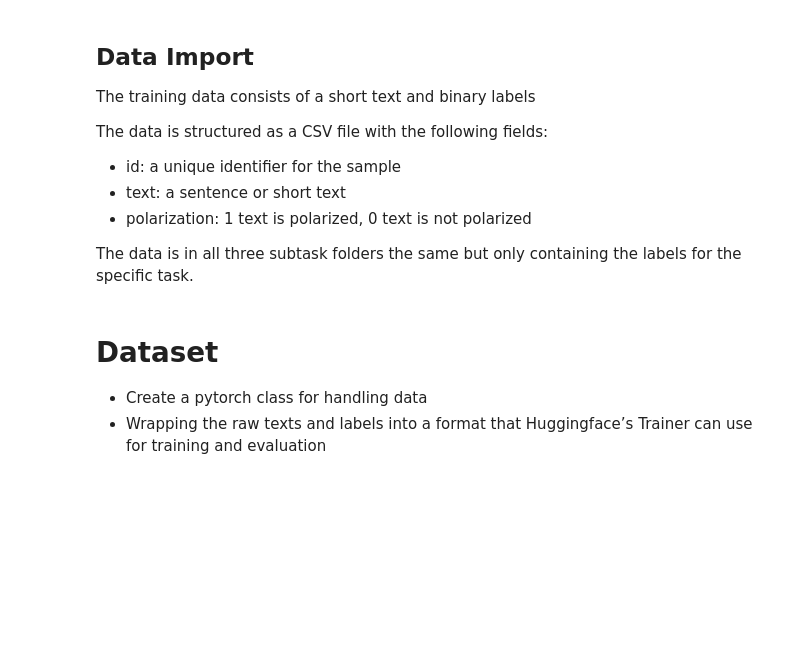
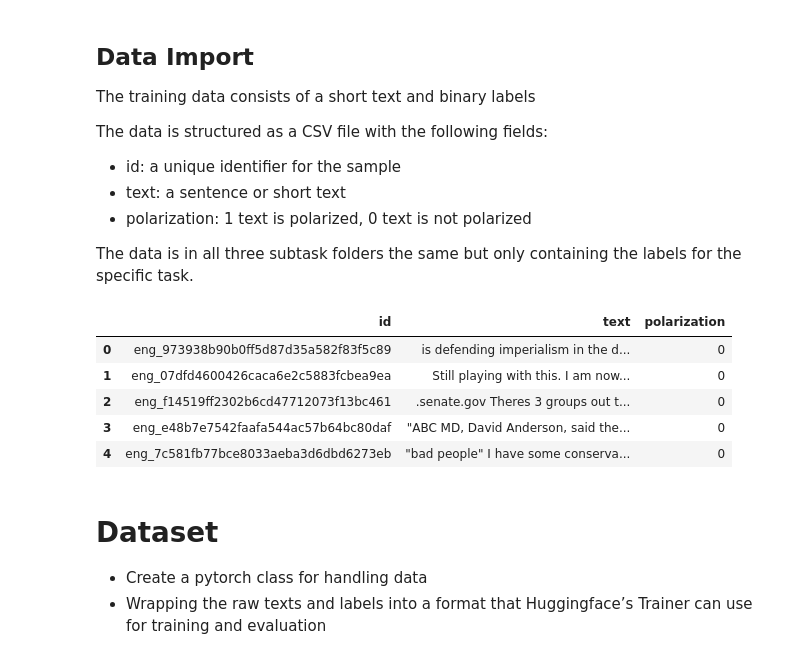
Before and after one commit to Abdulrasheed1729/polar-semeval-2026, a Jupyter notebook: starter/starter.ipynb, the cells around one changed output. Drawn from its saved outputs; the diff is of its cells as text; code cells hidden in the pictures; blank space fills up the shorter version.

```diff
--- a/starter/starter.ipynb
+++ b/starter/starter.ipynb
@@ -54,10 +64,17 @@ The data is in all three subtask folders the same but only containing the labels
 # %%
 # Load the training and validation data for subtask 1
 
-train = pd.read_csv('subtask1/train/eng.csv')
-val = pd.read_csv('subtask1/train/eng.csv')
+train = pd.read_csv('polar-semeval-2026/datasets/dev_phase/subtask1/train/eng.csv')
+val = pd.read_csv('polar-semeval-2026/datasets/dev_phase/subtask1/dev/eng.csv')
 
 train.head()
+# %% [output]
+|  | id | text | polarization |
+| 0 | eng_973938b90b0ff5d87d35a582f83f5c89 | is defending imperialism in the d... | 0 |
+| 1 | eng_07dfd4600426caca6e2c5883fcbea9ea | Still playing with this. I am now... | 0 |
+| 2 | eng_f14519ff2302b6cd47712073f13bc461 | .senate.gov Theres 3 groups out t... | 0 |
+| 3 | eng_e48b7e7542faafa544ac57b64bc80daf | "ABC MD, David Anderson, said the... | 0 |
+| 4 | eng_7c581fb77bce8033aeba3d6dbd6273eb | "bad people" I have some conserva... | 0 |
 # %% [markdown]
 # Dataset
 -  Create a pytorch class for handling data
```
Also changed, not shown: parts of 4 cells of this notebook.
